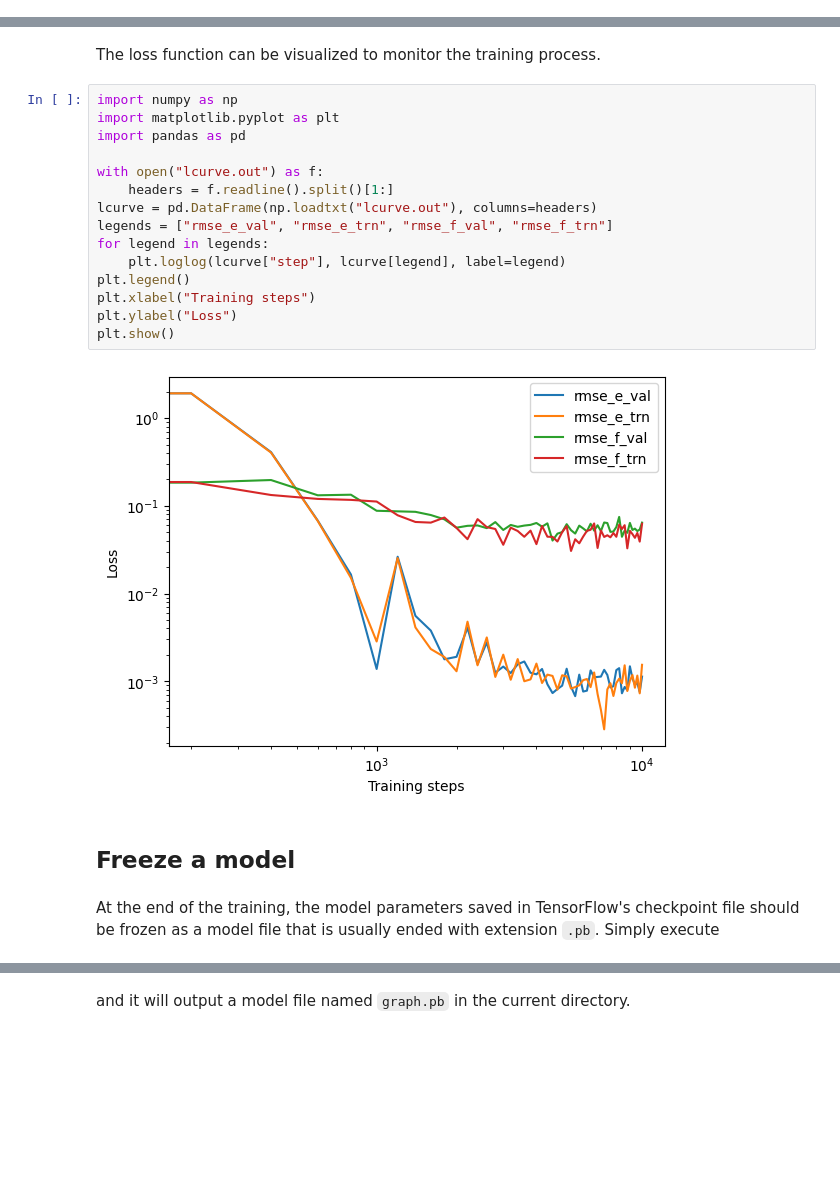
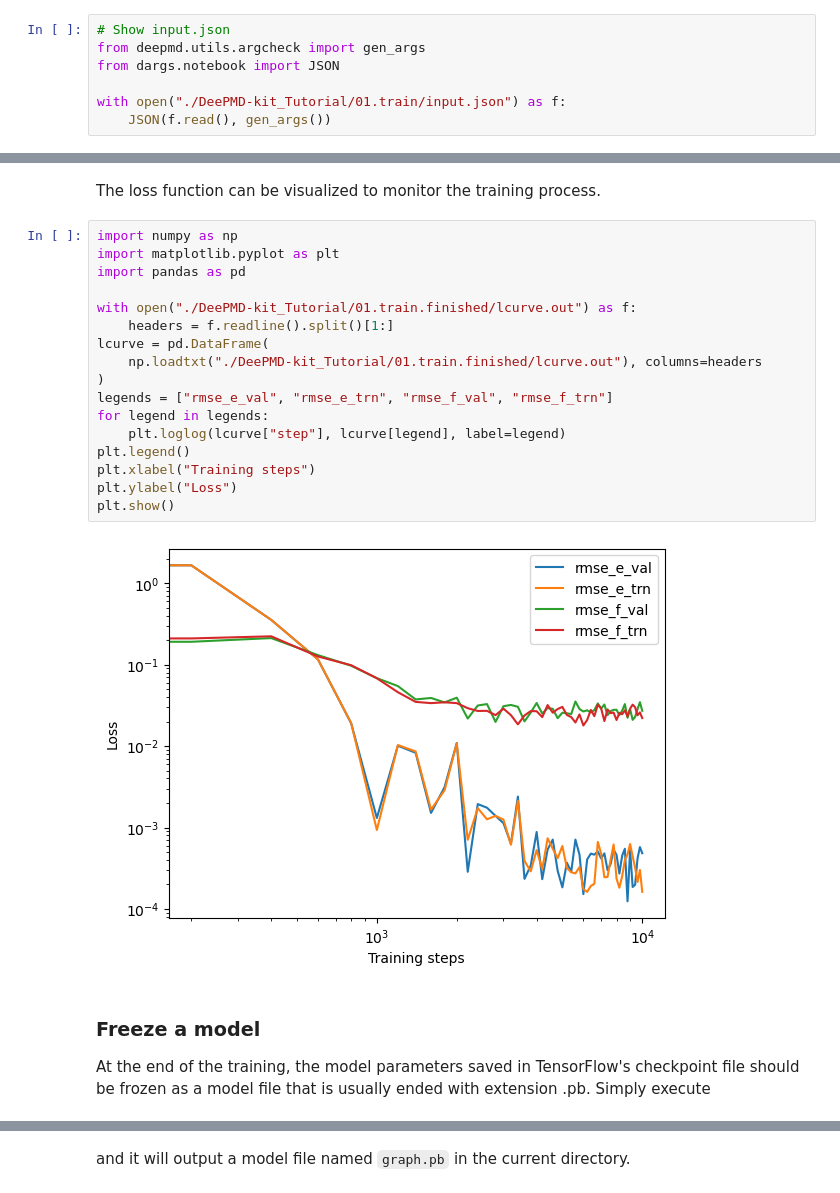
Before and after one commit to JunnHuo/deepmd-kit, a Jupyter notebook: doc/getting-started/quick_start.ipynb, the cells around one changed output, grey strips where cells are left out. Drawn from its saved outputs; the diff is of its cells as text; blank space fills up the shorter version.

```diff
--- a/doc/getting-started/quick_start.ipynb
+++ b/doc/getting-started/quick_start.ipynb
@@ -159,0 +224,7 @@ os.chdir(
+# %%
+# Show input.json
+from deepmd.utils.argcheck import gen_args
+from dargs.notebook import JSON
+
+with open("./DeePMD-kit_Tutorial/01.train/input.json") as f:
+    JSON(f.read(), gen_args())
@@ -328,22 +408,24 @@ The loss function can be visualized to monitor the training process.
 # %%
 import numpy as np
 import matplotlib.pyplot as plt
 import pandas as pd
 
-with open("lcurve.out") as f:
+with open("./DeePMD-kit_Tutorial/01.train.finished/lcurve.out") as f:
     headers = f.readline().split()[1:]
-lcurve = pd.DataFrame(np.loadtxt("lcurve.out"), columns=headers)
+lcurve = pd.DataFrame(
+    np.loadtxt("./DeePMD-kit_Tutorial/01.train.finished/lcurve.out"), columns=headers
+)
 legends = ["rmse_e_val", "rmse_e_trn", "rmse_f_val", "rmse_f_trn"]
 for legend in legends:
     plt.loglog(lcurve["step"], lcurve[legend], label=legend)
 plt.legend()
 plt.xlabel("Training steps")
 plt.ylabel("Loss")
 plt.show()
 # %% [output]
-[figure, old version]
+[figure, new version]
 # %% [markdown]
-## Freeze a model
+### Freeze a model
+
+At the end of the training, the model parameters saved in TensorFlow's checkpoint file should be frozen as a model file that is usually ended with extension .pb. Simply execute
-# %% [markdown]
-At the end of the training, the model parameters saved in TensorFlow's checkpoint file should be frozen as a model file that is usually ended with extension `.pb`. Simply execute
 # %%
```
Also changed, not shown: parts of 56 cells of this notebook.
